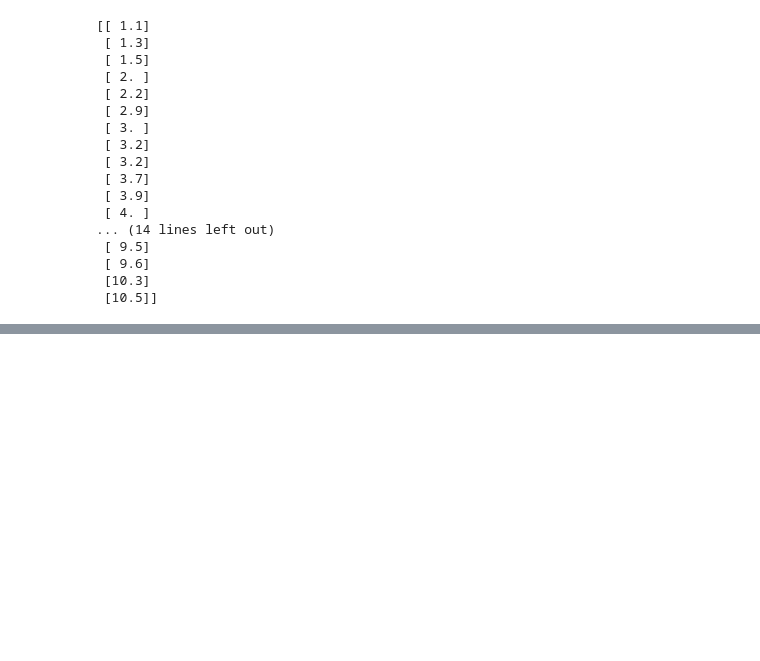
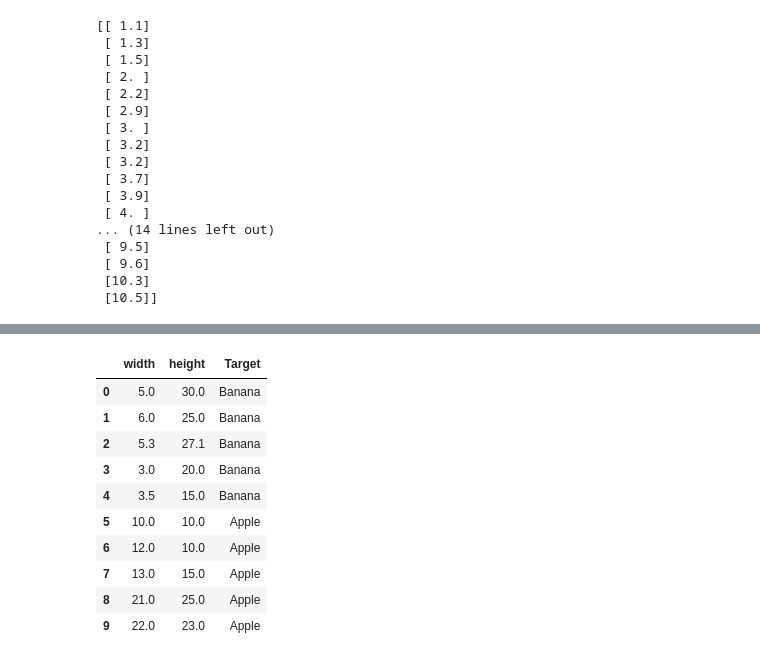
Before and after one commit to nnkrishnakumar/WD_MachineLearning-23-1-2023-, a Jupyter notebook: first.ipynb, the cells around one changed output, grey strips where cells are left out. Drawn from its saved outputs; the diff is of its cells as text; code cells hidden in the pictures; blank space fills up the shorter version.

```diff
--- a/first.ipynb
+++ b/first.ipynb
@@ -89,0 +146,16 @@ array([ 39343,  46205,  37731,  43525,  39891,  56642,  60150,  54445,
+# %%
+df3=pd.read_csv("Fruit.txt", delimiter="\t")
+# %%
+df3
+# %% [output]
+|  | width | height | Target |
+| 0 | 5.0 | 30.0 | Banana |
+| 1 | 6.0 | 25.0 | Banana |
+| 2 | 5.3 | 27.1 | Banana |
+| 3 | 3.0 | 20.0 | Banana |
+| 4 | 3.5 | 15.0 | Banana |
+| 5 | 10.0 | 10.0 | Apple |
+| 6 | 12.0 | 10.0 | Apple |
+| 7 | 13.0 | 15.0 | Apple |
+| 8 | 21.0 | 25.0 | Apple |
+| 9 | 22.0 | 23.0 | Apple |
```
Also changed, not shown: parts of 31 cells of this notebook, 3 other files.
